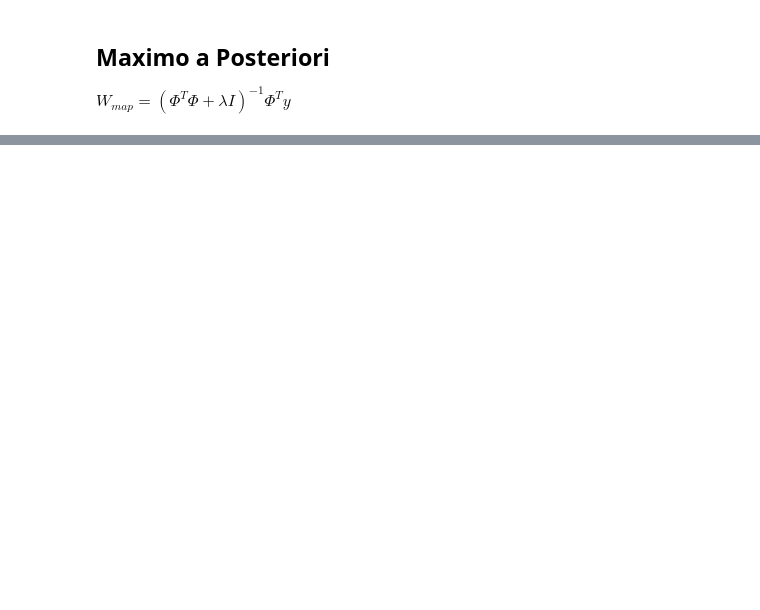
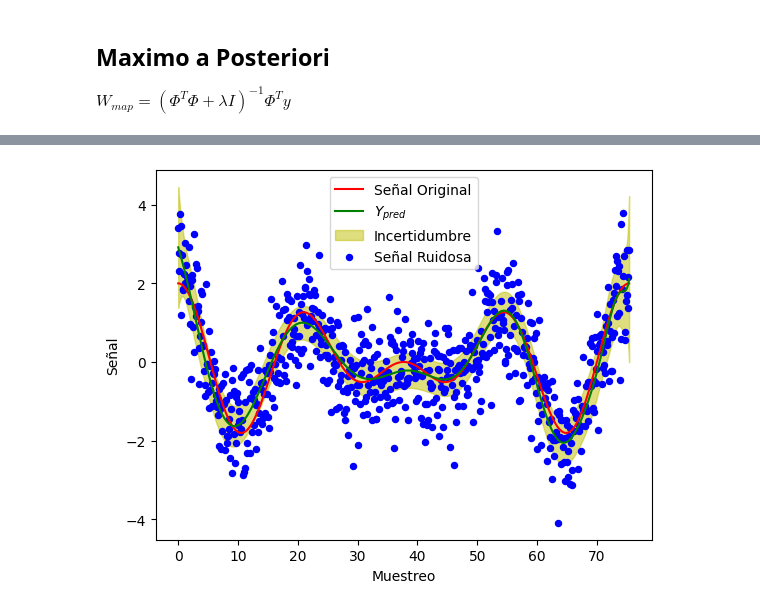
Before and after one commit to dramirezbe/TAM-David-Ram-rez, a Jupyter notebook: Examenes/Examen1_punto2.ipynb, the cells around one changed output, grey strips where cells are left out. Cells and saved outputs as stored; diff of their text form; code cells hidden in the pictures; blank space fills up the shorter version.

```diff
--- a/Examenes/Examen1_punto2.ipynb
+++ b/Examenes/Examen1_punto2.ipynb
@@ -118,0 +123,23 @@ plt.show()
+# %%
+# Cálculo de la incertidumbre (varianza de la predicción)
+sigma_noise = np.sqrt(var_noise)  # Desviación estándar del ruido
+phiQ_X_train = phiQ.fit_transform(X_train)
+cov_matrix = np.linalg.pinv(phiQ_X_train.T @ phiQ_X_train + 1e-13 * np.eye(phiQ_X_train.shape[1]))
+sigma_pred = np.sqrt(np.sum(Phi_test @ cov_matrix * Phi_test, axis=1)) * sigma_noise
+
+Y_pred_upper = Y_pred + 0.5 * sigma_pred.reshape(-1, 1)
+Y_pred_lower = Y_pred - 0.5 * sigma_pred.reshape(-1, 1)
+
+plt.plot(X, Y_true, c='r', label='Señal Original')
+plt.plot(scaler_X.inverse_transform(X_range), scaler_Y.inverse_transform(Y_pred), c='g', label='$Y_{pred}$')
+plt.fill_between(scaler_X.inverse_transform(X_range).flatten(),
+                 scaler_Y.inverse_transform(Y_pred_lower).flatten(),
+                 scaler_Y.inverse_transform(Y_pred_upper).flatten(),
+                 color='y', alpha=0.5, label='Incertidumbre')
+plt.scatter(X, Y, c='b', s=19, label='Señal Ruidosa')
+plt.legend()
+plt.xlabel('Muestreo')
+plt.ylabel('Señal')
+plt.show()
+# %% [output]
+[figure, added]
```
Also changed, not shown: parts of 3 cells of this notebook, 1 other file.
